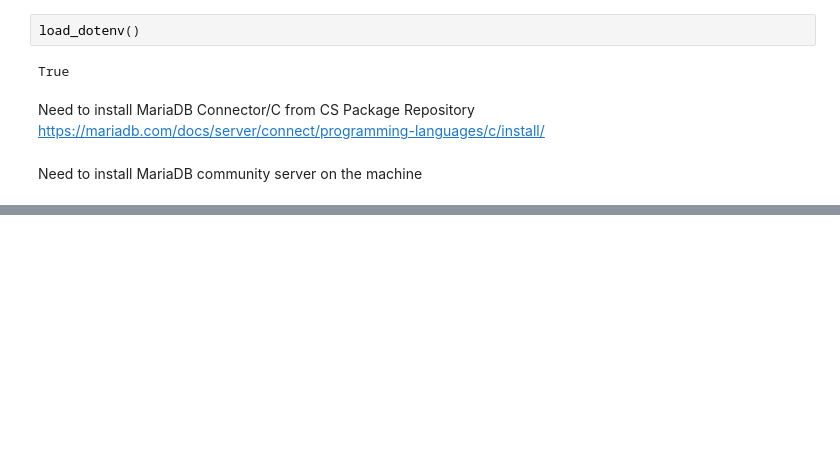
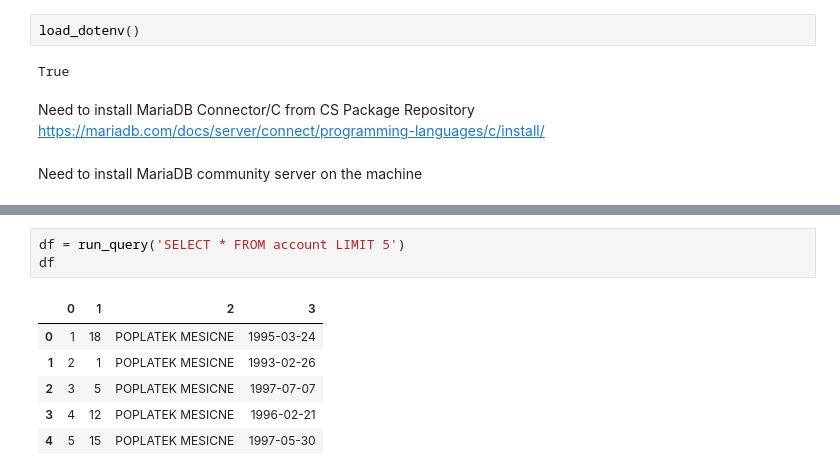
Before and after one commit to cyshen11/loan-prediction-app-aws, a Jupyter notebook: jupyter-nb/EDA.ipynb, the cells around one changed output, grey strips where cells are left out. Drawn from its saved outputs; the diff is of its cells as text; blank space fills up the shorter version.

```diff
--- a/jupyter-nb/EDA.ipynb
+++ b/jupyter-nb/EDA.ipynb
@@ -62,0 +81,10 @@ df.head()
+# %%
+df = run_query('SELECT * FROM account LIMIT 5')
+df
+# %% [output]
+|  | 0 | 1 | 2 | 3 |
+| 0 | 1 | 18 | POPLATEK MESICNE | 1995-03-24 |
+| 1 | 2 | 1 | POPLATEK MESICNE | 1993-02-26 |
+| 2 | 3 | 5 | POPLATEK MESICNE | 1997-07-07 |
+| 3 | 4 | 12 | POPLATEK MESICNE | 1996-02-21 |
+| 4 | 5 | 15 | POPLATEK MESICNE | 1997-05-30 |
```
Also changed, not shown: parts of 17 cells of this notebook.
